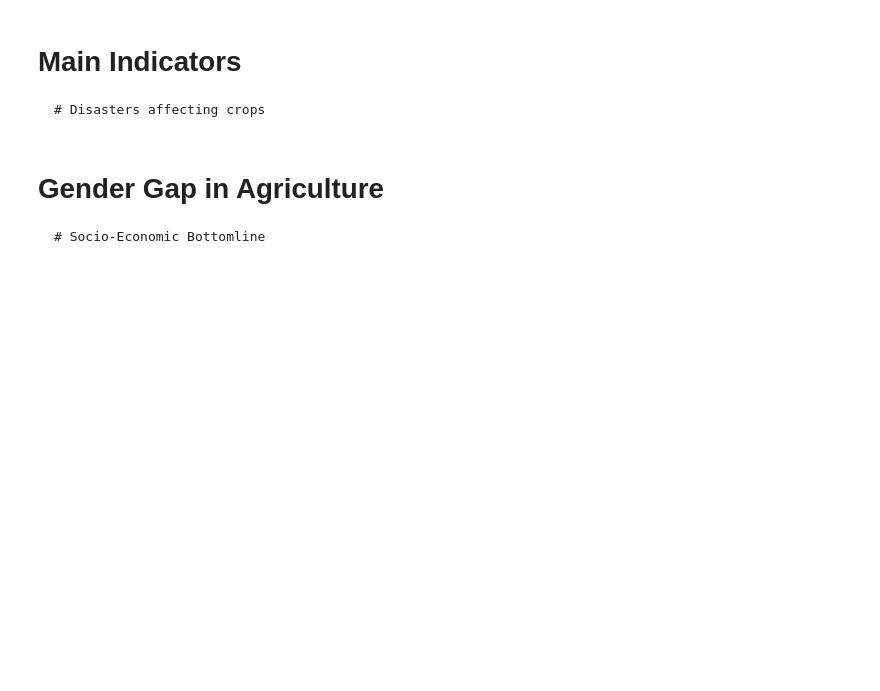
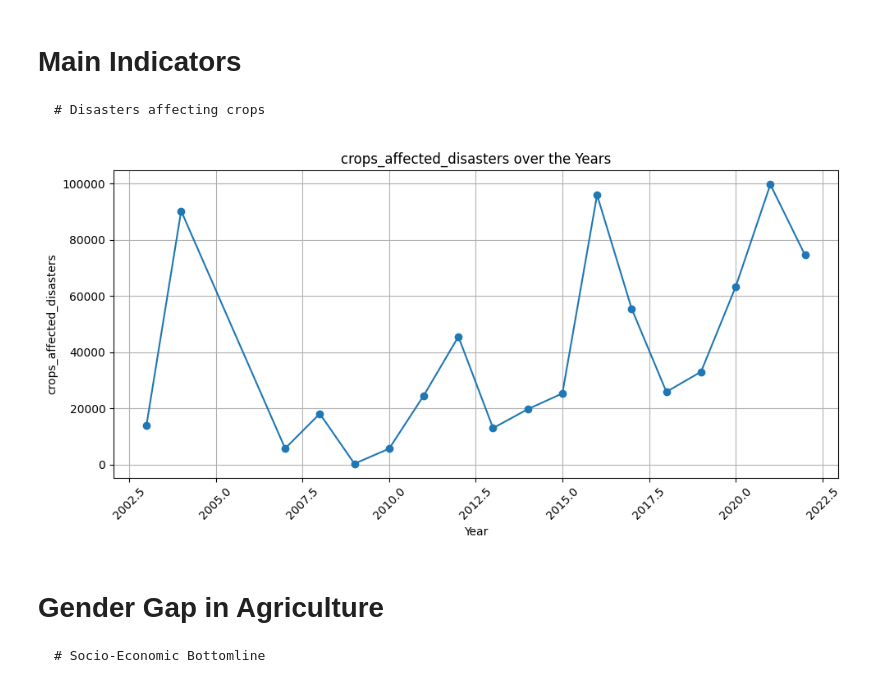
Before and after one commit to jcburga/python_final_research, a Jupyter notebook: python_final_assignment_jupyter_file.ipynb, the cells around one changed output. Saved outputs shown, nothing was run; the diff lists cells and outputs as text; code cells hidden in the pictures; blank space fills up the shorter version.

```diff
--- a/python_final_assignment_jupyter_file.ipynb
+++ b/python_final_assignment_jupyter_file.ipynb
@@ -217,6 +166,32 @@ print(df)
 # %% [markdown]
 # Main Indicators
     # Disasters affecting crops
+# %%
+import pandas as pd
+import matplotlib.pyplot as plt
+
+# Loaded variable 'df' from URI: c:\Users\jcbur\OneDrive - peruvianbusinesscouncil.org\csv files\#9_peru_agriculture\agriculture_disasters\natural_disasters_ha_may24.csv
+df = pd.read_csv(r'c:\Users\jcbur\OneDrive - peruvianbusinesscouncil.org\csv files\#9_peru_agriculture\agriculture_disasters\natural_disasters_ha_may24.csv')
+
+# Filter rows based on column: 'region'
+df = df[df['region'] == "Nacional"]
+
+# Define categories for visualization
+categories = ['crops_affected_disasters']
+
+# Plotting each category
+for category in categories:
+    plt.figure(figsize=(10, 5))
+    plt.plot(df['year'], df[category], marker='o')
+    plt.title(f'{category} over the Years')
+    plt.xlabel('Year')
+    plt.ylabel(category)
+    plt.grid(True)
+    plt.xticks(rotation=45)
+    plt.tight_layout()
+    plt.show()
+# %% [output]
+[figure, added]
 # %% [markdown]
 # Gender Gap in Agriculture
     # Socio-Economic Bottomline
```
Also changed, not shown: parts of 9 cells of this notebook.
